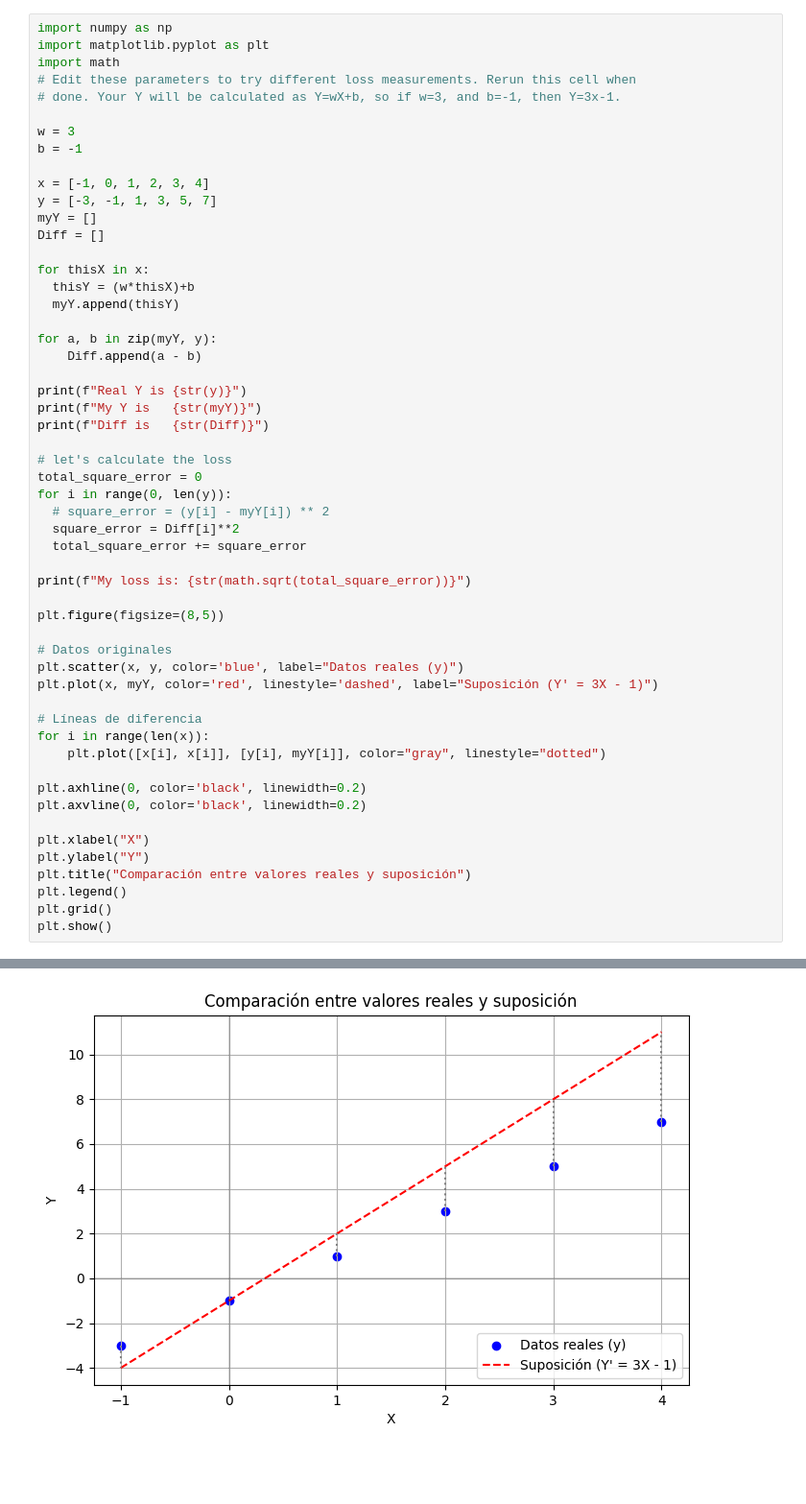
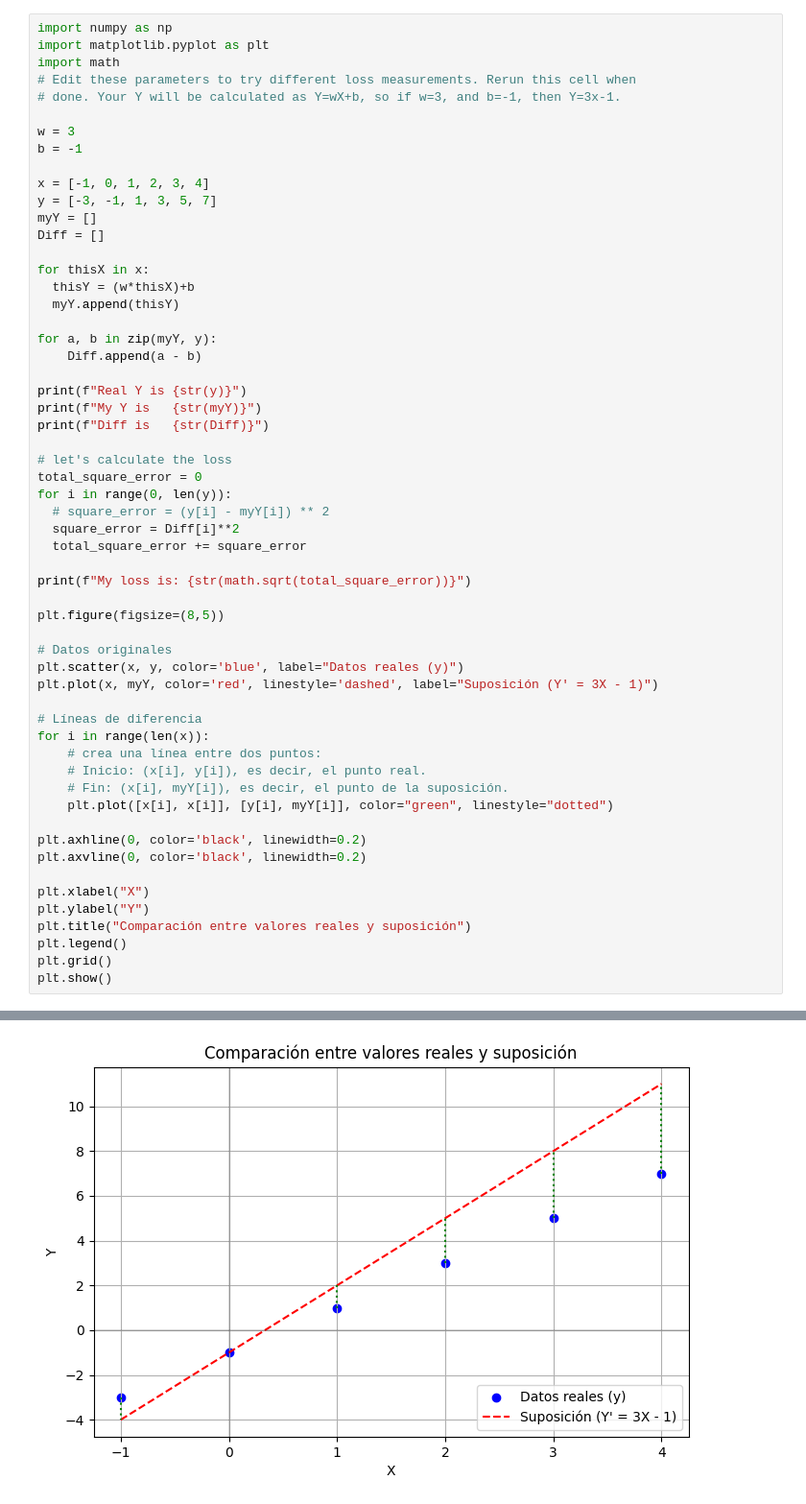
Before and after one commit to utper/Capstone, a Jupyter notebook: 2-1-4-ExploringLoss.ipynb, the cells around one changed output, grey strips where cells are left out. Shown at 96% size. Cells and saved outputs as stored; diff of their text form; blank space fills up the shorter version.

```diff
--- a/2-1-4-ExploringLoss.ipynb
+++ b/2-1-4-ExploringLoss.ipynb
@@ -29,32 +29,35 @@ total_square_error = 0
 for i in range(0, len(y)):
   # square_error = (y[i] - myY[i]) ** 2
   square_error = Diff[i]**2
   total_square_error += square_error
 
 print(f"My loss is: {str(math.sqrt(total_square_error))}")
 
 plt.figure(figsize=(8,5))
 
 # Datos originales
 plt.scatter(x, y, color='blue', label="Datos reales (y)")
 plt.plot(x, myY, color='red', linestyle='dashed', label="Suposición (Y' = 3X - 1)")
 
 # Líneas de diferencia
 for i in range(len(x)):
-    plt.plot([x[i], x[i]], [y[i], myY[i]], color="gray", linestyle="dotted")
+    # crea una línea entre dos puntos:
+    # Inicio: (x[i], y[i]), es decir, el punto real.
+    # Fin: (x[i], myY[i]), es decir, el punto de la suposición.
+    plt.plot([x[i], x[i]], [y[i], myY[i]], color="green", linestyle="dotted")
 
 plt.axhline(0, color='black', linewidth=0.2)
 plt.axvline(0, color='black', linewidth=0.2)
 
 plt.xlabel("X")
 plt.ylabel("Y")
 plt.title("Comparación entre valores reales y suposición")
 plt.legend()
 plt.grid()
 plt.show()
 # %% [output]
 Real Y is [-3, -1, 1, 3, 5, 7]
 My Y is   [-4, -1, 2, 5, 8, 11]
 Diff is   [-1, 0, 1, 2, 3, 4]
 My loss is: 5.5677643628300215
-[figure, old version]
+[figure, new version]
```
